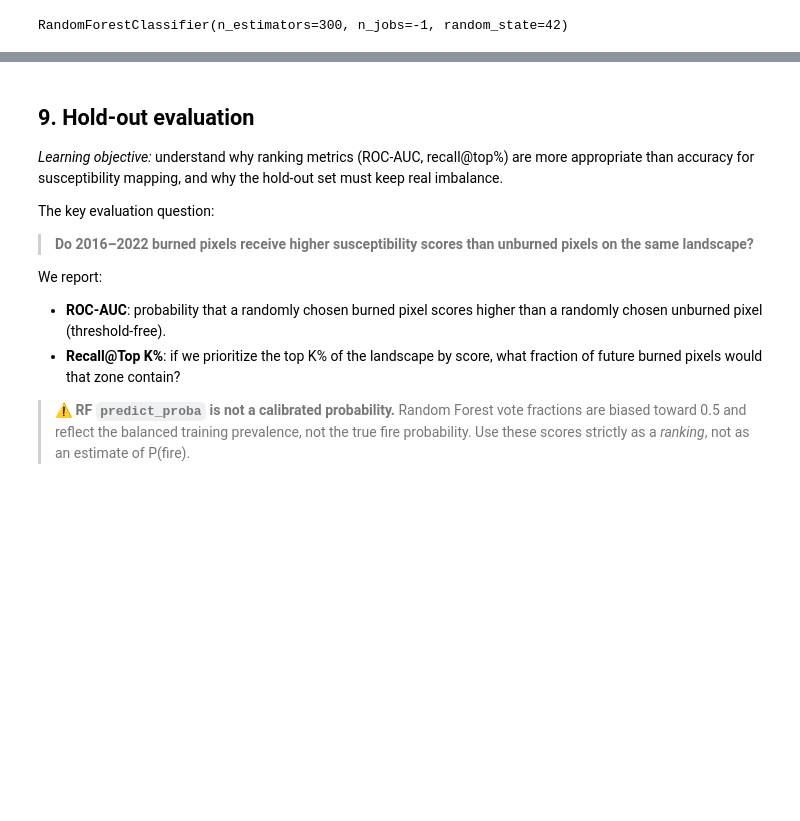
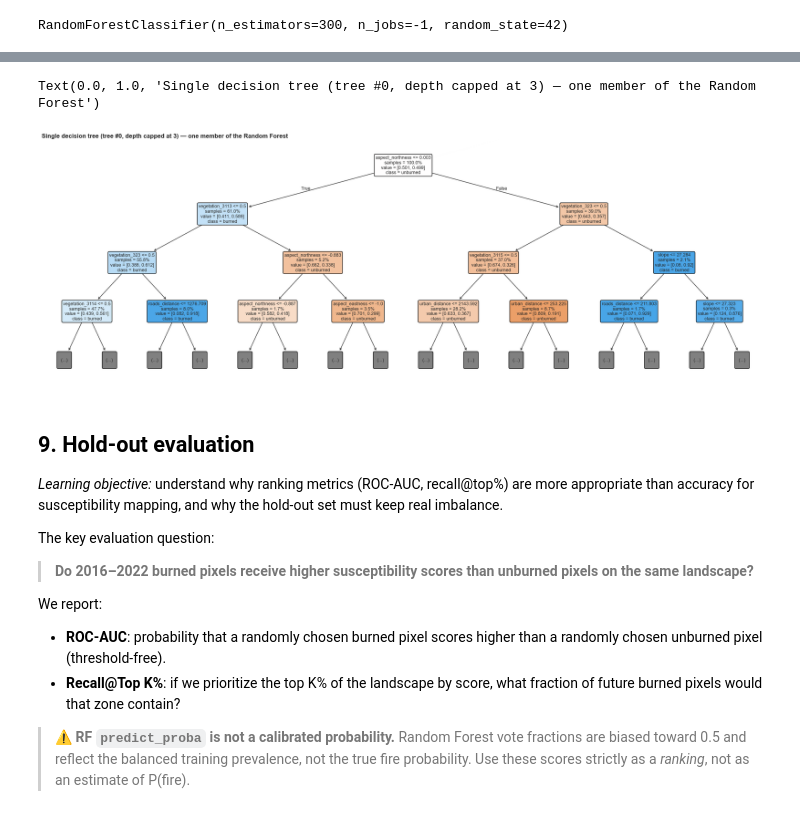
Before and after one commit to mirkodandrea/wildfire-susceptibility-ml-lesson, a Jupyter notebook: wildfire_susceptibility_rf_intro.ipynb, the cells around one changed output, grey strips where cells are left out. Drawn from its saved outputs; the diff is of its cells as text; code cells hidden in the pictures; blank space fills up the shorter version.

```diff
--- a/wildfire_susceptibility_rf_intro.ipynb
+++ b/wildfire_susceptibility_rf_intro.ipynb
@@ -312,11 +329,12 @@ fig.tight_layout()
 # %% [markdown]
 ### Define the temporal split
 # %%
+
 train_years = [year for year in fire_years if year < HOLDOUT_START_YEAR]
 test_years = [year for year in fire_years if year >= HOLDOUT_START_YEAR]
 
-train_burned_mask = combined_fire_mask(fire_masks, train_years)
-test_burned_mask = combined_fire_mask(fire_masks, test_years)
+train_burned_mask = np.logical_or.reduce([fire_masks[year] for year in train_years])
+test_burned_mask = np.logical_or.reduce([fire_masks[year] for year in test_years])
 
 temporal_split_df = pd.DataFrame(
     [
@@ -943,3 +1021,27 @@ RandomForestClassifier(n_estimators=300, n_jobs=-1, random_state=42)
+# %%
+from sklearn.tree import plot_tree  # render a single decision tree as a diagram
+
+fig, ax = plt.subplots(figsize=(20, 7), constrained_layout=True)
+plot_tree(
+    rf_model.estimators_[0],
+    feature_names=list(FEATURE_COLUMNS),
+    class_names=["unburned", "burned"],
+    max_depth=3,
+    filled=True,
+    impurity=False,
+    proportion=True,
+    rounded=True,
+    fontsize=9,
+    ax=ax,
+)
+ax.set_title(
+    "Single decision tree (tree #0, depth capped at 3) — one member of the Random Forest",
+    loc="left",
+    fontweight="bold",
+)
+# %% [output]
+Text(0.0, 1.0, 'Single decision tree (tree #0, depth capped at 3) — one member of the Random Forest')
+[figure, added]
 # %% [markdown]
 ## 9. Hold-out evaluation
 
```
Also changed, not shown: parts of 7 cells of this notebook, 3 other files.
